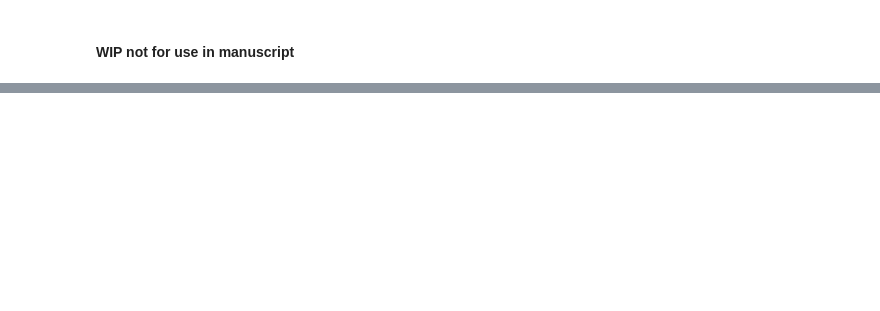
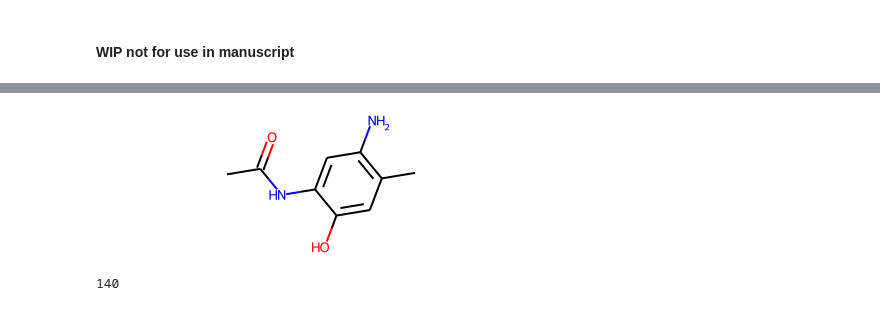
Before and after one commit to patlewig/in_silico_metabolism, a Jupyter notebook: notebooks/04_Case_study.ipynb, the cells around one changed output, grey strips where cells are left out. Saved outputs shown, nothing was run; the diff lists cells and outputs as text; code cells hidden in the pictures; blank space fills up the shorter version.

```diff
--- a/notebooks/04_Case_study.ipynb
+++ b/notebooks/04_Case_study.ipynb
@@ -59,0 +136,12 @@ from scipy.cluster.hierarchy import fcluster
+# %%
+metab_dict = {}
+for i,group in df.groupby('DTXSID'):
+    key = [n for n in group['DTXSID'] if n !=' '][0]
+    value = list(group['Final_SMILES'])
+    metab_dict[key] = value
+# %%
+metab_smi_dict = {k:[Chem.MolFromSmiles(e) for e in v] for k,v in metab_dict.items()}
+# %%
+metab_smi_dict['DTXSID4020402'][0]
+# %% [output]
+[figure, added]
@@ -59,0 +163,4 @@ from scipy.cluster.hierarchy import fcluster
+# %%
+len(mylst)
+# %% [output]
+140
```
Also changed, not shown: parts of 44 cells of this notebook, 8 other files.
